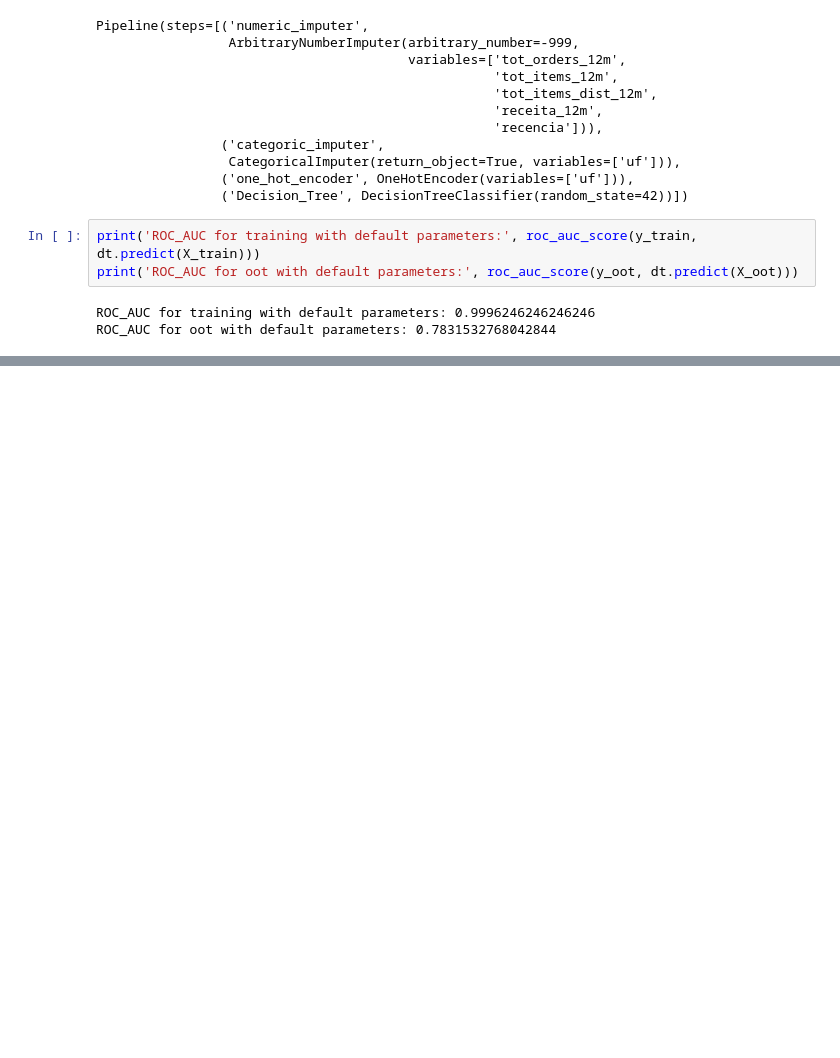
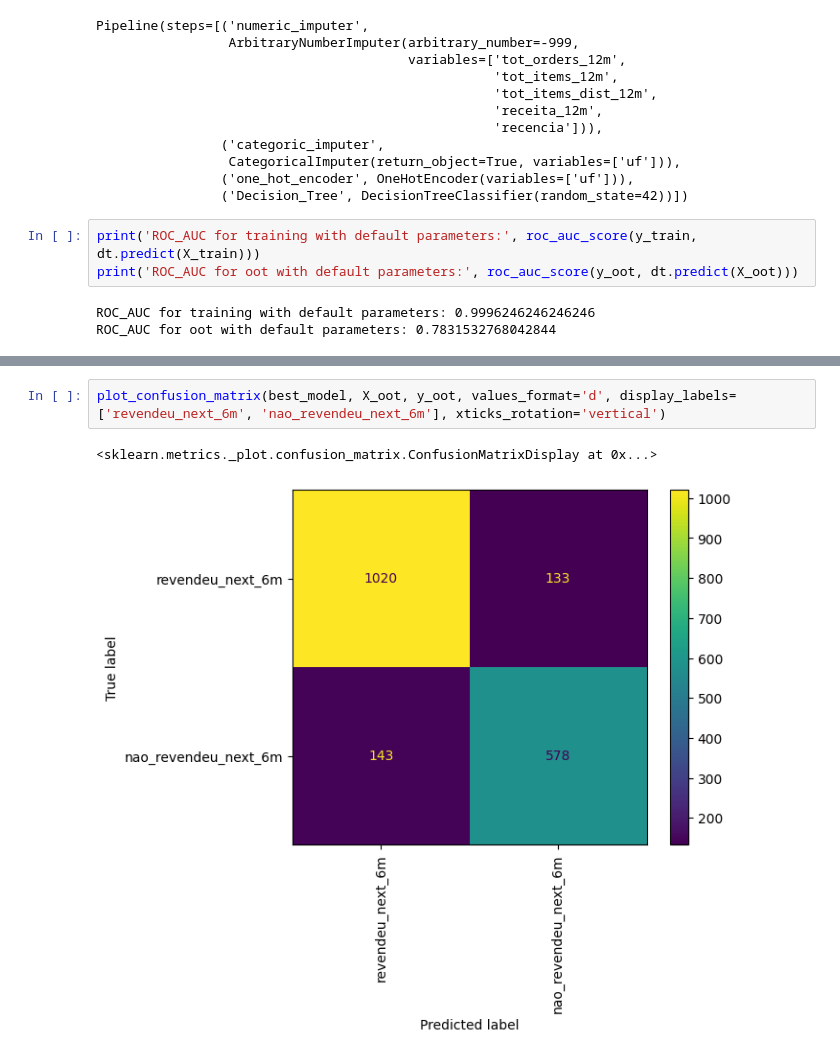
Before and after one commit to DellaCortef/supervised-learning-classification-pipeline, a Jupyter notebook: classification-II/machine-learning-classification-pipeline.ipynb, the cells around one changed output, grey strips where cells are left out. Saved outputs shown, nothing was run; the diff lists cells and outputs as text; blank space fills up the shorter version.

```diff
--- a/classification-II/machine-learning-classification-pipeline.ipynb
+++ b/classification-II/machine-learning-classification-pipeline.ipynb
@@ -113,0 +505,5 @@ NameError: name 'paramerts' is not defined
+# %%
+plot_confusion_matrix(best_model, X_oot, y_oot, values_format='d', display_labels=['revendeu_next_6m', 'nao_revendeu_next_6m'], xticks_rotation='vertical')
+# %% [output]
+<sklearn.metrics._plot.confusion_matrix.ConfusionMatrixDisplay at 0x...>
+[figure, added]
```
Also changed, not shown: parts of 48 cells of this notebook, 4 other files.
